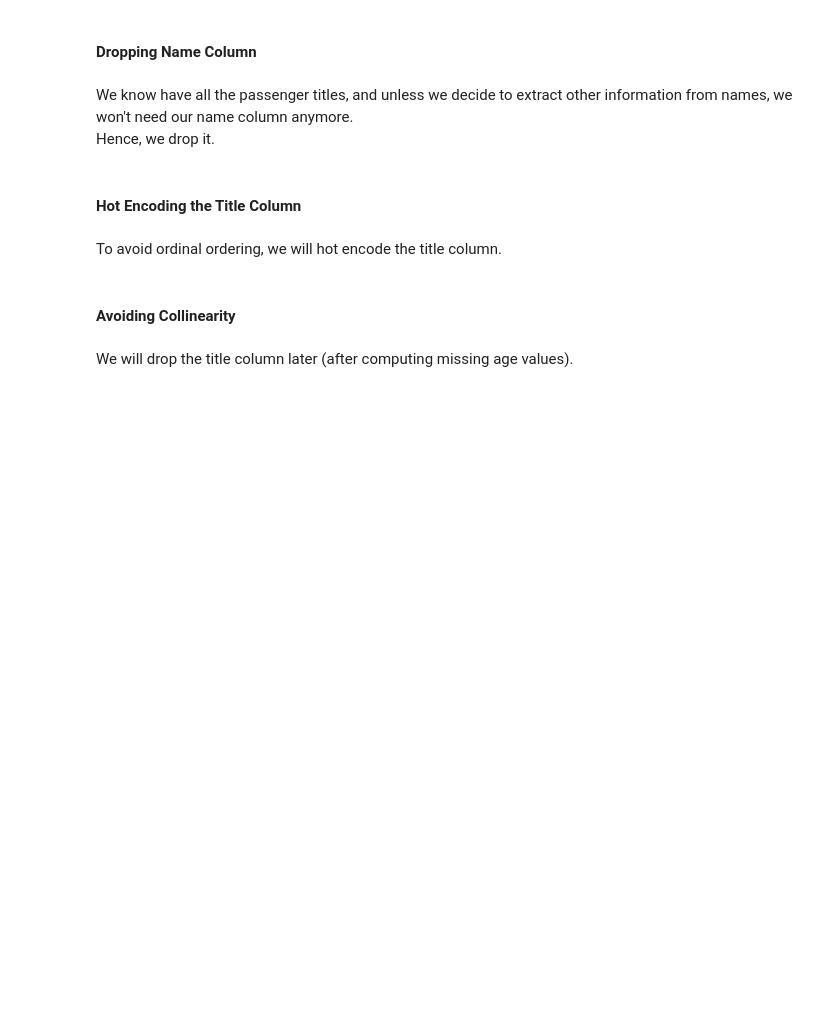
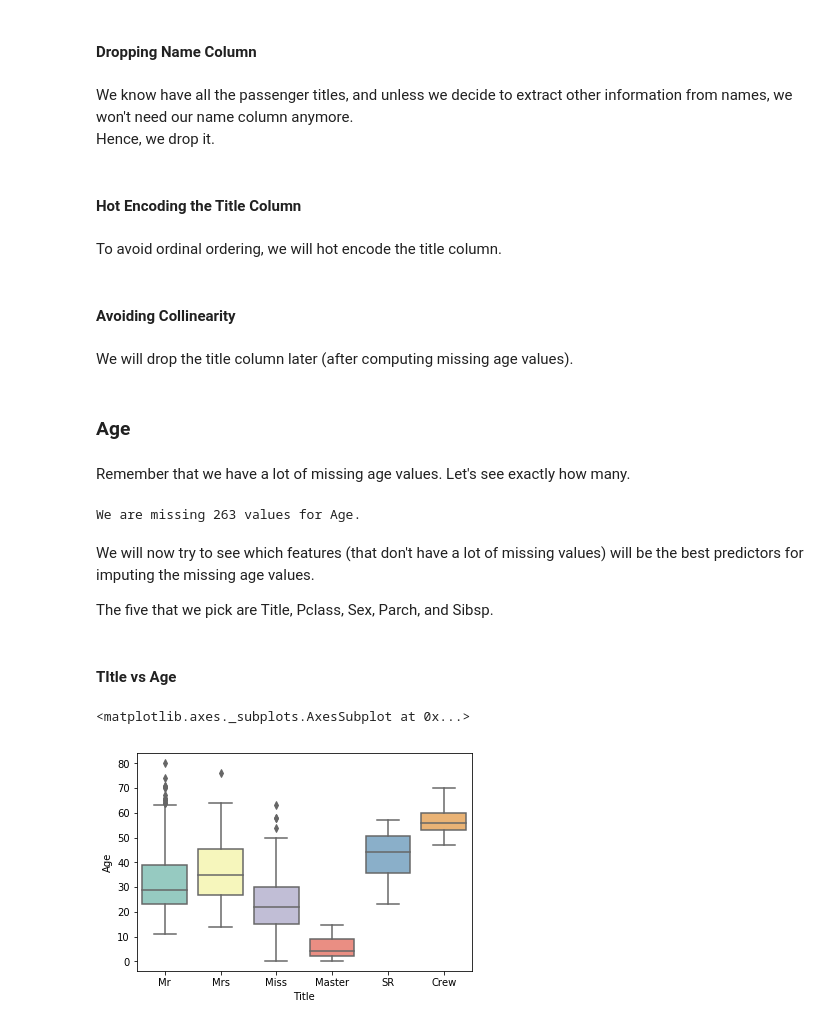
Before and after one commit to jacobk52/titanic_classification, a Jupyter notebook: python/titanic_classification.ipynb, the cells around one changed output. Drawn from its saved outputs; the diff is of its cells as text; code cells hidden in the pictures; blank space fills up the shorter version.

```diff
--- a/python/titanic_classification.ipynb
+++ b/python/titanic_classification.ipynb
@@ -666,3 +666,23 @@ combined_df = pd.concat([combined_df, title_encoded], axis = 1)
 combined_df.drop('Title_SR', axis=1, inplace=True)
 # %% [markdown]
 We will drop the title column later (after computing missing age values).
+# %% [markdown]
+### Age
+# %% [markdown]
+Remember that we have a lot of missing age values. Let's see exactly how many.
+# %%
+num_missingAge = combined_df['Age'].isna().sum()
+print('We are missing', num_missingAge, 'values for Age.')
+# %% [output]
+We are missing 263 values for Age.
+# %% [markdown]
+We will now try to see which features (that don't have a lot of missing values) will be the best predictors for imputing the missing age values.
+
+The five that we pick are Title, Pclass, Sex, Parch, and Sibsp.
+# %% [markdown]
+#### TItle vs Age
+# %%
+sns.boxplot(x='Title', y='Age', data=combined_df, palette='Set3')
+# %% [output]
+<matplotlib.axes._subplots.AxesSubplot at 0x...>
+[figure, added]
```
Also changed, not shown: parts of 27 cells of this notebook.
